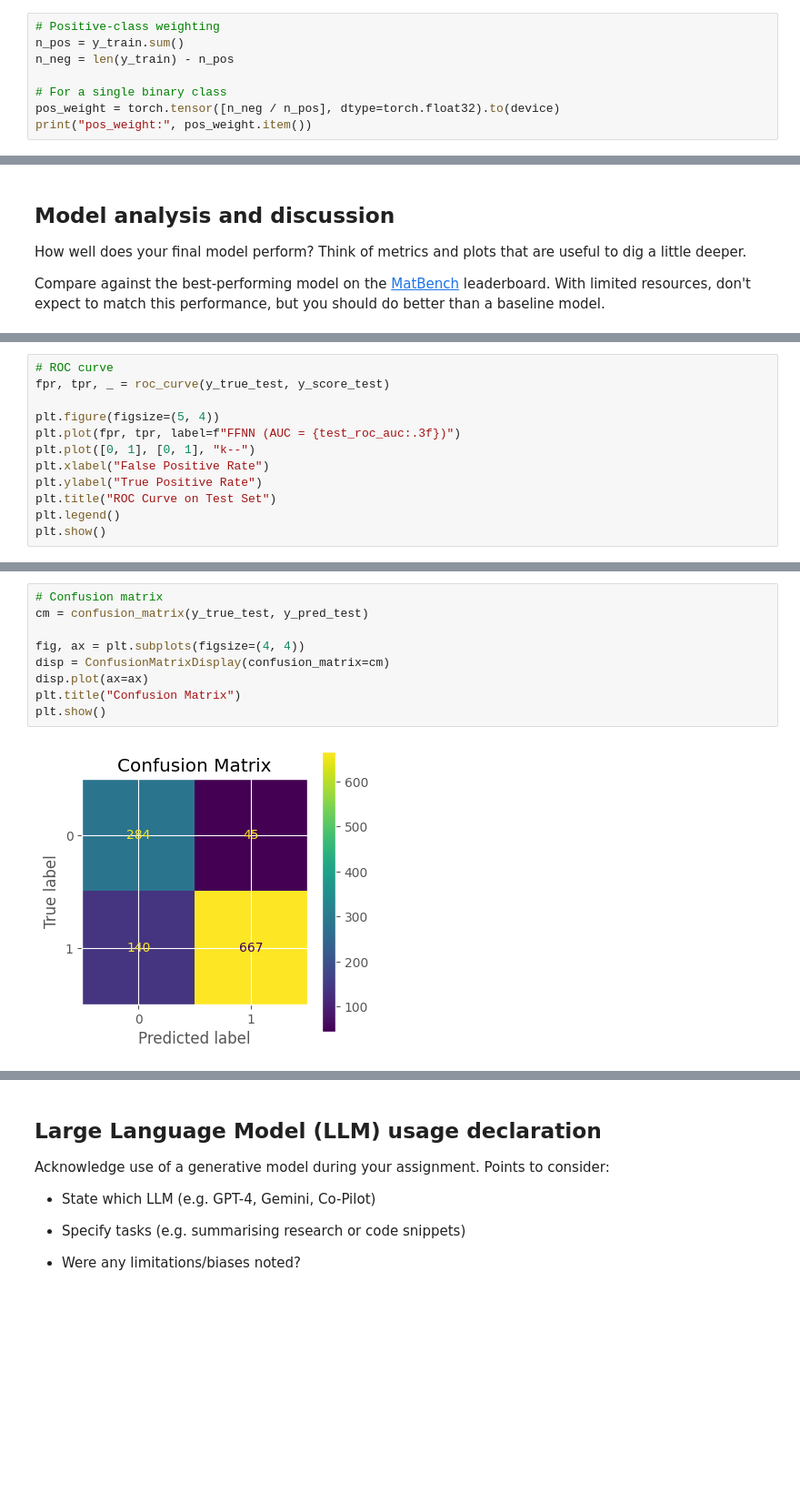
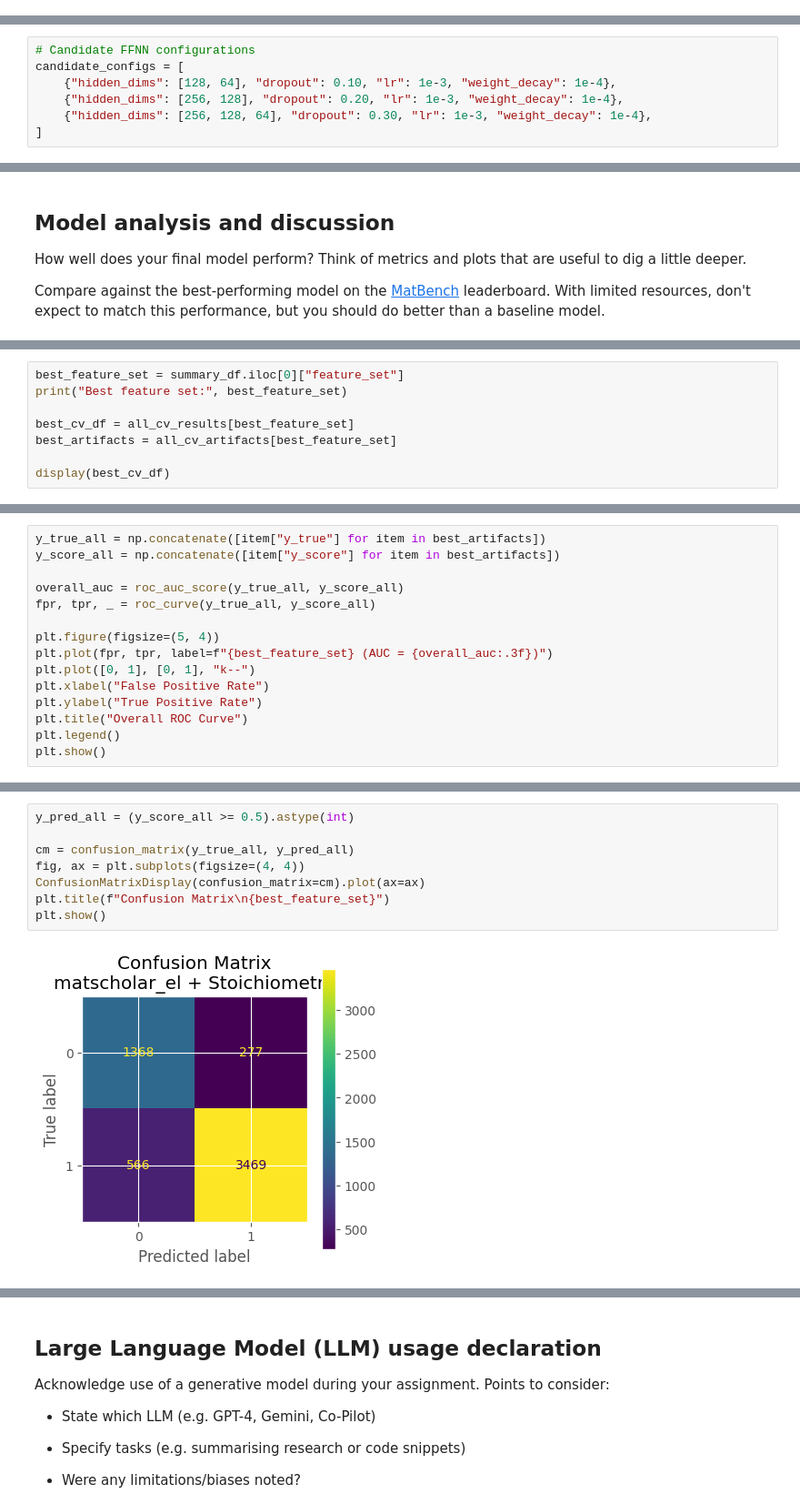
Before and after one commit to PhyTorch/Lecture, a Jupyter notebook: Research_Challenge.ipynb, the cells around one changed output, grey strips where cells are left out. Shown at 91% size. Cells and saved outputs as stored; diff of their text form; blank space fills up the shorter version.

```diff
--- a/Research_Challenge.ipynb
+++ b/Research_Challenge.ipynb
@@ -431,11 +412,3 @@ def train_model(model, train_loader, val_loader, criterion, optimizer,
 
   model.load_state_dict(best_state)
   return model, history, best_val_auc
-# %%
-# Positive-class weighting
-n_pos = y_train.sum()
-n_neg = len(y_train) - n_pos
-
-# For a single binary class
-pos_weight = torch.tensor([n_neg / n_pos], dtype=torch.float32).to(device)
-print("pos_weight:", pos_weight.item())
@@ -559,0 +415,7 @@ Test F1 score:          0.8782
+# %%
+# Candidate FFNN configurations
+candidate_configs = [
+    {"hidden_dims": [128, 64], "dropout": 0.10, "lr": 1e-3, "weight_decay": 1e-4},
+    {"hidden_dims": [256, 128], "dropout": 0.20, "lr": 1e-3, "weight_decay": 1e-4},
+    {"hidden_dims": [256, 128, 64], "dropout": 0.30, "lr": 1e-3, "weight_decay": 1e-4},
+]
@@ -611,0 +687,8 @@ plt.show()
+# %%
+best_feature_set = summary_df.iloc[0]["feature_set"]
+print("Best feature set:", best_feature_set)
+
+best_cv_df = all_cv_results[best_feature_set]
+best_artifacts = all_cv_artifacts[best_feature_set]
+
+display(best_cv_df)
@@ -612,13 +703,16 @@ plt.show()
 # %%
-# ROC curve
-fpr, tpr, _ = roc_curve(y_true_test, y_score_test)
+y_true_all = np.concatenate([item["y_true"] for item in best_artifacts])
+y_score_all = np.concatenate([item["y_score"] for item in best_artifacts])
+
+overall_auc = roc_auc_score(y_true_all, y_score_all)
+fpr, tpr, _ = roc_curve(y_true_all, y_score_all)
 
 plt.figure(figsize=(5, 4))
-plt.plot(fpr, tpr, label=f"FFNN (AUC = {test_roc_auc:.3f})")
+plt.plot(fpr, tpr, label=f"{best_feature_set} (AUC = {overall_auc:.3f})")
 plt.plot([0, 1], [0, 1], "k--")
 plt.xlabel("False Positive Rate")
 plt.ylabel("True Positive Rate")
-plt.title("ROC Curve on Test Set")
+plt.title("Overall ROC Curve")
 plt.legend()
 plt.show()
 # %% [output]
@@ -626,11 +720,10 @@ plt.show()
 # %%
-# Confusion matrix
-cm = confusion_matrix(y_true_test, y_pred_test)
+y_pred_all = (y_score_all >= 0.5).astype(int)
 
+cm = confusion_matrix(y_true_all, y_pred_all)
 fig, ax = plt.subplots(figsize=(4, 4))
-disp = ConfusionMatrixDisplay(confusion_matrix=cm)
-disp.plot(ax=ax)
-plt.title("Confusion Matrix")
+ConfusionMatrixDisplay(confusion_matrix=cm).plot(ax=ax)
+plt.title(f"Confusion Matrix\n{best_feature_set}")
 plt.show()
 # %% [output]
-[figure, old version]
+[figure, new version]
```
Also changed, not shown: parts of 30 cells of this notebook.
